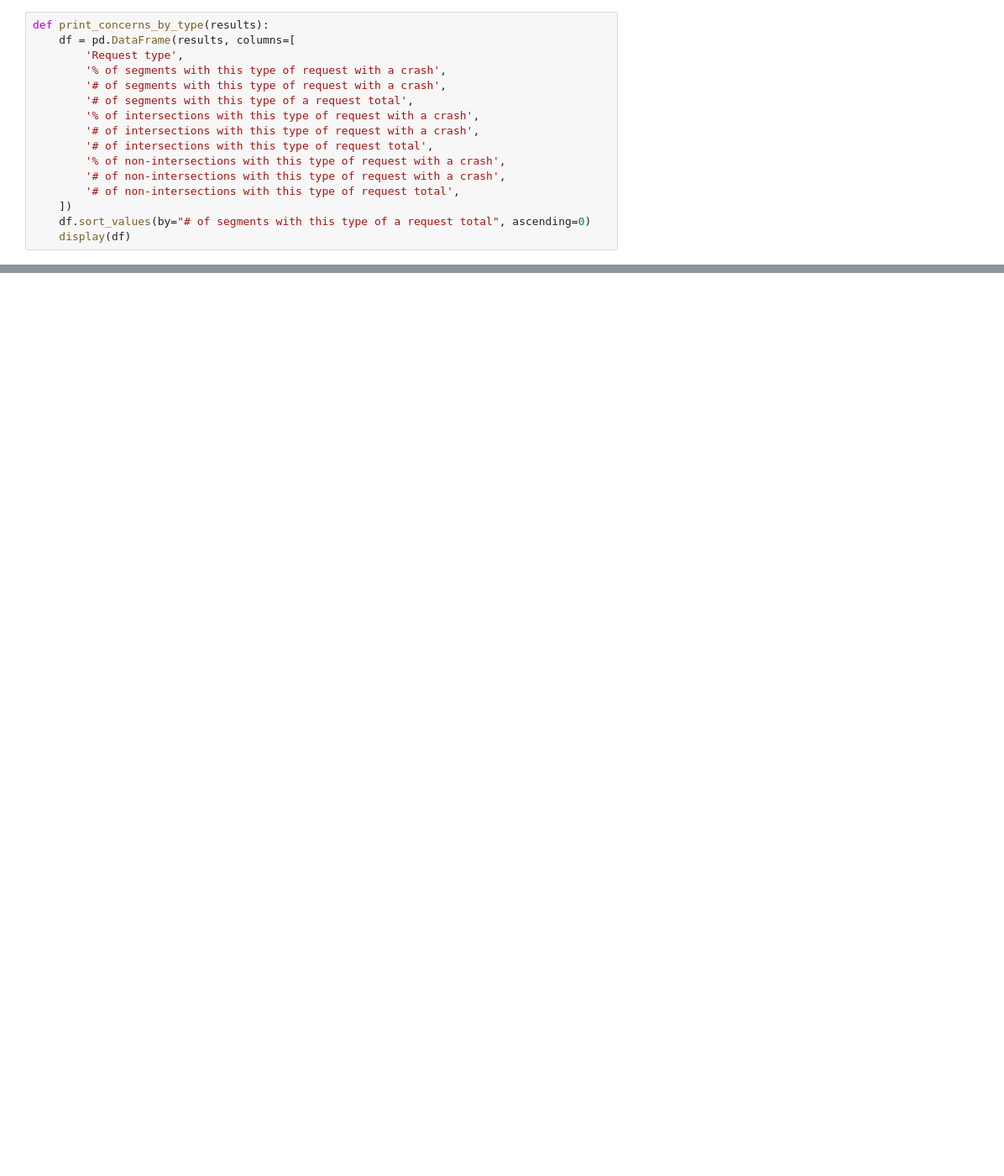
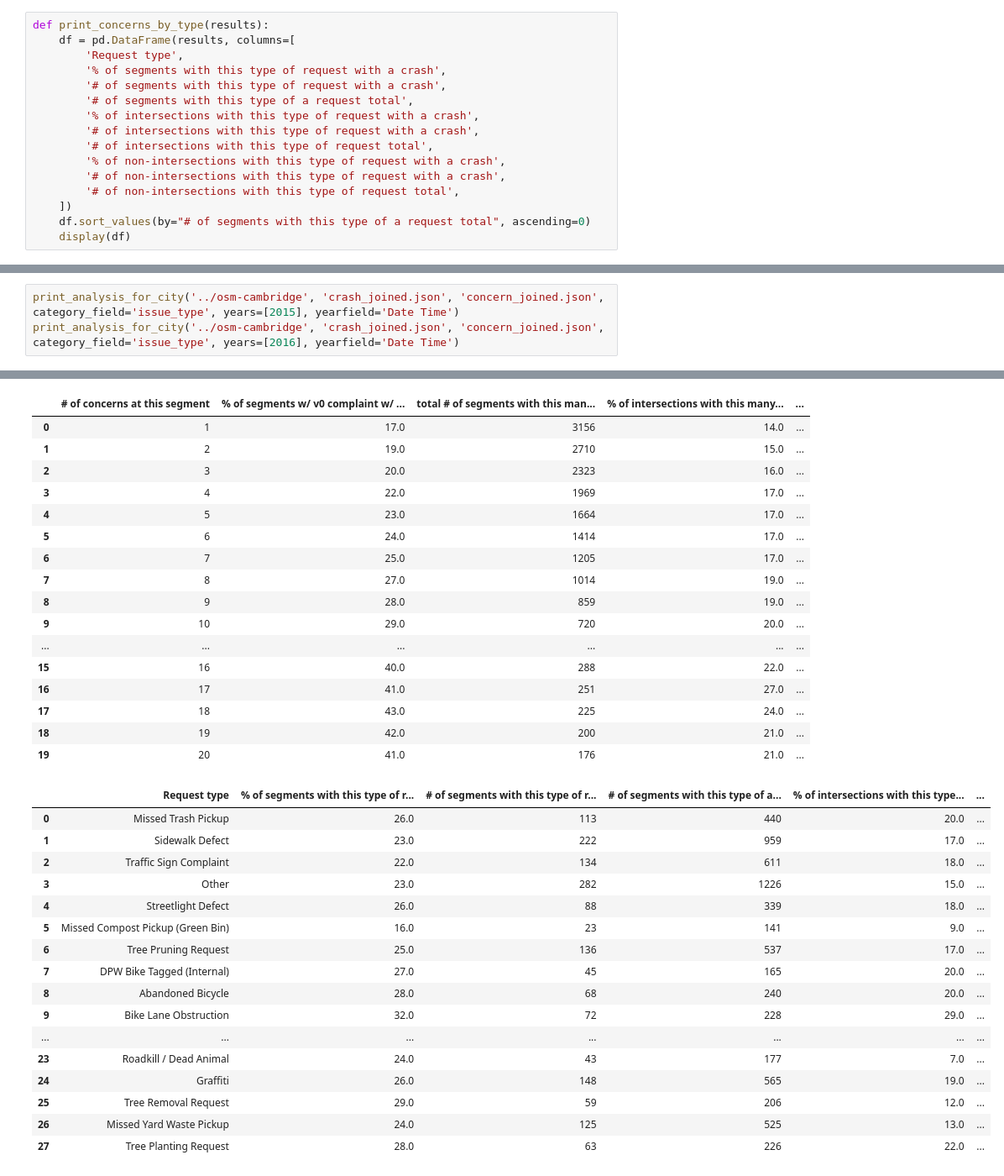
Before and after one commit to insight-lane/crash-model, a Jupyter notebook: notebooks/vision_zero_analysis.ipynb, the cells around one changed output, grey strips where cells are left out. Shown at 84% size. Cells and saved outputs as stored; diff of their text form; blank space fills up the shorter version.

Commit message:
Couple of other final changes to v0 notebook

```diff
--- a/notebooks/vision_zero_analysis.ipynb
+++ b/notebooks/vision_zero_analysis.ipynb
@@ -205,0 +180,4 @@ percentage of non-intersections with more than 1 crash: 1.0
+# %%
+print_analysis_for_city('../osm-cambridge', 'crash_joined.json', 'concern_joined.json', category_field='issue_type', years=[2015], yearfield='Date Time')
+print_analysis_for_city('../osm-cambridge', 'crash_joined.json', 'concern_joined.json', category_field='issue_type', years=[2016], yearfield='Date Time')
+# %% [output]
@@ -205,0 +204,34 @@ percentage of non-intersections with more than 1 crash: 1.0
+|  | # of concerns at this segment | % of segments w/ v0 complaint w/ ... | total # of segments with this man... | % of intersections with this many... | ... |
+| 0 | 1 | 17.0 | 3156 | 14.0 | ... |
+| 1 | 2 | 19.0 | 2710 | 15.0 | ... |
+| 2 | 3 | 20.0 | 2323 | 16.0 | ... |
+| 3 | 4 | 22.0 | 1969 | 17.0 | ... |
+| 4 | 5 | 23.0 | 1664 | 17.0 | ... |
+| 5 | 6 | 24.0 | 1414 | 17.0 | ... |
+| 6 | 7 | 25.0 | 1205 | 17.0 | ... |
+| 7 | 8 | 27.0 | 1014 | 19.0 | ... |
+| 8 | 9 | 28.0 | 859 | 19.0 | ... |
+| 9 | 10 | 29.0 | 720 | 20.0 | ... |
+| ... | ... | ... | ... | ... | ... |
+| 15 | 16 | 40.0 | 288 | 22.0 | ... |
+| 16 | 17 | 41.0 | 251 | 27.0 | ... |
+| 17 | 18 | 43.0 | 225 | 24.0 | ... |
+| 18 | 19 | 42.0 | 200 | 21.0 | ... |
+| 19 | 20 | 41.0 | 176 | 21.0 | ... |
+|  | Request type | % of segments with this type of r... | # of segments with this type of r... | # of segments with this type of a... | % of intersections with this type... | ... |
+| 0 | Missed Trash Pickup | 26.0 | 113 | 440 | 20.0 | ... |
+| 1 | Sidewalk Defect | 23.0 | 222 | 959 | 17.0 | ... |
+| 2 | Traffic Sign Complaint | 22.0 | 134 | 611 | 18.0 | ... |
+| 3 | Other | 23.0 | 282 | 1226 | 15.0 | ... |
+| 4 | Streetlight Defect | 26.0 | 88 | 339 | 18.0 | ... |
+| 5 | Missed Compost Pickup (Green Bin) | 16.0 | 23 | 141 | 9.0 | ... |
+| 6 | Tree Pruning Request | 25.0 | 136 | 537 | 17.0 | ... |
+| 7 | DPW Bike Tagged (Internal) | 27.0 | 45 | 165 | 20.0 | ... |
+| 8 | Abandoned Bicycle | 28.0 | 68 | 240 | 20.0 | ... |
+| 9 | Bike Lane Obstruction | 32.0 | 72 | 228 | 29.0 | ... |
+| ... | ... | ... | ... | ... | ... | ... |
+| 23 | Roadkill / Dead Animal | 24.0 | 43 | 177 | 7.0 | ... |
+| 24 | Graffiti | 26.0 | 148 | 565 | 19.0 | ... |
+| 25 | Tree Removal Request | 29.0 | 59 | 206 | 12.0 | ... |
+| 26 | Missed Yard Waste Pickup | 24.0 | 125 | 525 | 13.0 | ... |
+| 27 | Tree Planting Request | 28.0 | 63 | 226 | 22.0 | ... |
```
Also changed, not shown: parts of 5 cells of this notebook.
